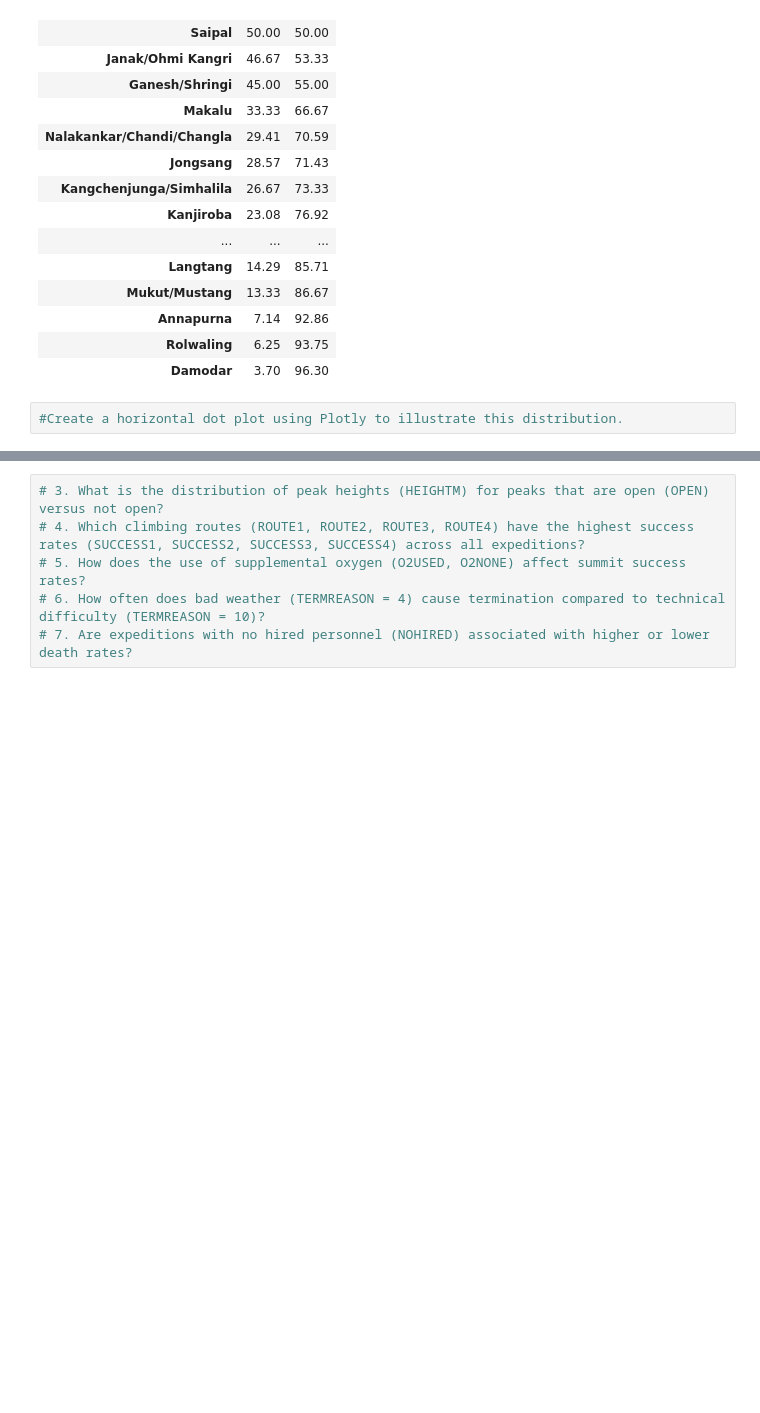
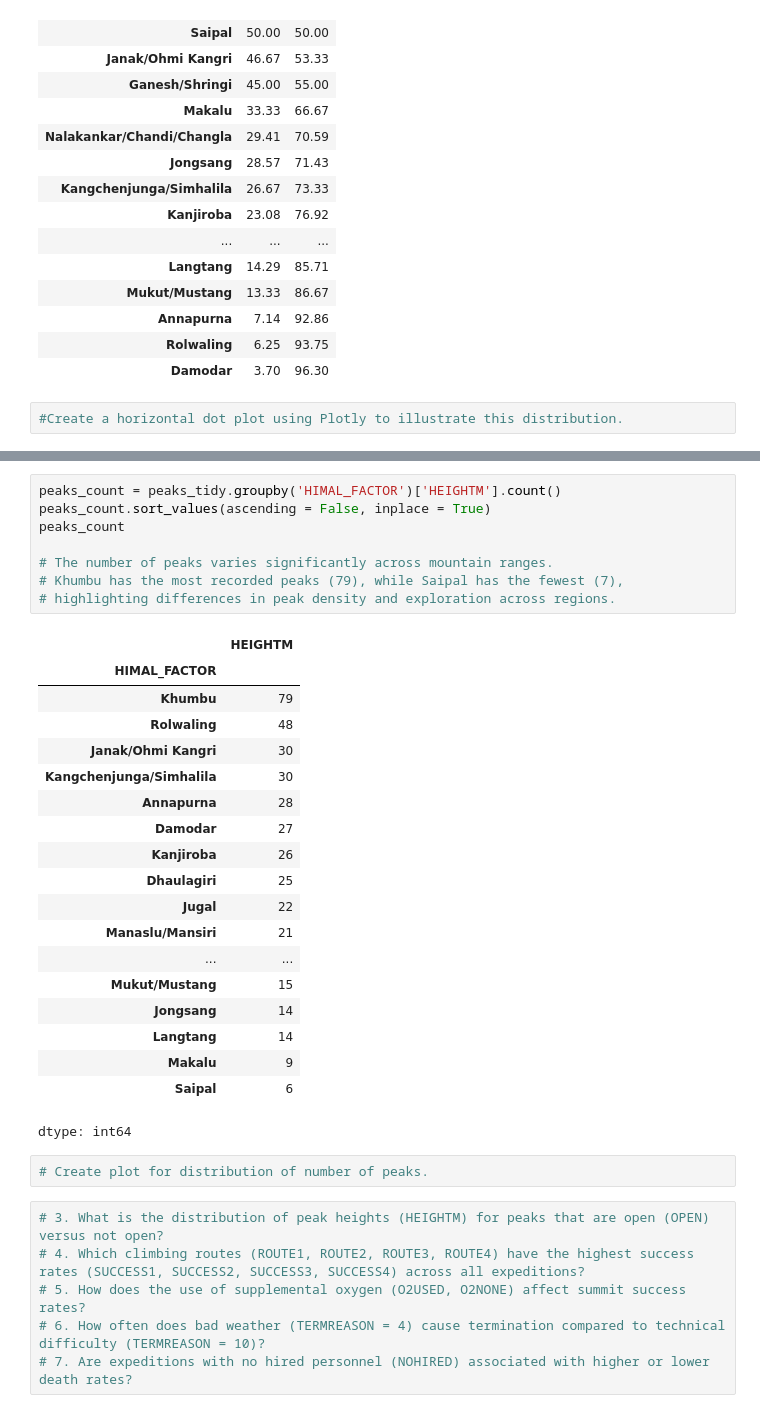
Before and after one commit to k10sj02/tidy-pydy-tuesday, a Jupyter notebook: 2025_01_21_himalayan_expeditions.ipynb, the cells around one changed output, grey strips where cells are left out. Saved outputs shown, nothing was run; the diff lists cells and outputs as text; blank space fills up the shorter version.

```diff
--- a/2025_01_21_himalayan_expeditions.ipynb
+++ b/2025_01_21_himalayan_expeditions.ipynb
@@ -265,3 +292,33 @@ table
+# %%
+peaks_count = peaks_tidy.groupby('HIMAL_FACTOR')['HEIGHTM'].count()
+peaks_count.sort_values(ascending = False, inplace = True)
+peaks_count
+
+# The number of peaks varies significantly across mountain ranges.
+# Khumbu has the most recorded peaks (79), while Saipal has the fewest (7),
+# highlighting differences in peak density and exploration across regions.
+# %% [output]
+|  | HEIGHTM |
+| HIMAL_FACTOR |  |
+| Khumbu | 79 |
+| Rolwaling | 48 |
+| Janak/Ohmi Kangri | 30 |
+| Kangchenjunga/Simhalila | 30 |
+| Annapurna | 28 |
+| Damodar | 27 |
+| Kanjiroba | 26 |
+| Dhaulagiri | 25 |
+| Jugal | 22 |
+| Manaslu/Mansiri | 21 |
+| ... | ... |
+| Mukut/Mustang | 15 |
+| Jongsang | 14 |
+| Langtang | 14 |
+| Makalu | 9 |
+| Saipal | 6 |
+dtype: int64
+# %%
+# Create plot for distribution of number of peaks.
 # %%
 # 3. What is the distribution of peak heights (HEIGHTM) for peaks that are open (OPEN) versus not open?
 # 4. Which climbing routes (ROUTE1, ROUTE2, ROUTE3, ROUTE4) have the highest success rates (SUCCESS1, SUCCESS2, SUCCESS3, SUCCESS4) across all expeditions?
```
Also changed, not shown: parts of 3 cells of this notebook.
